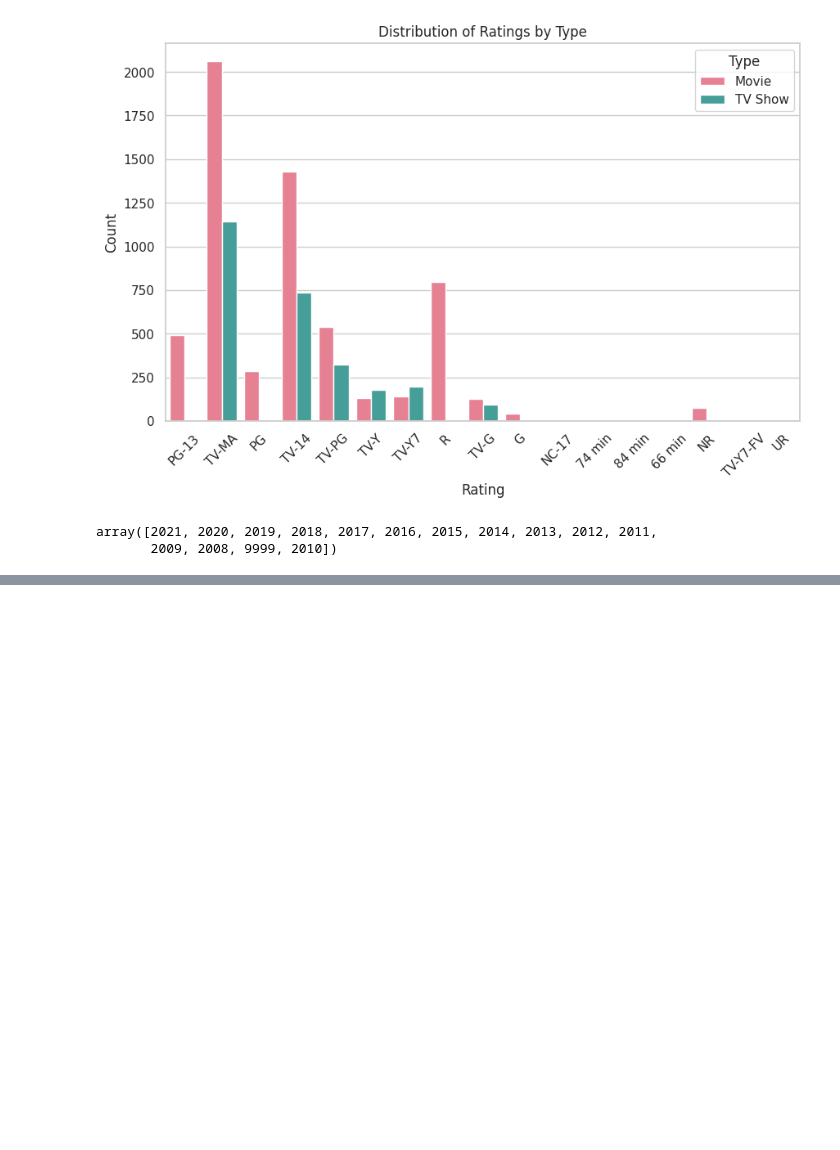
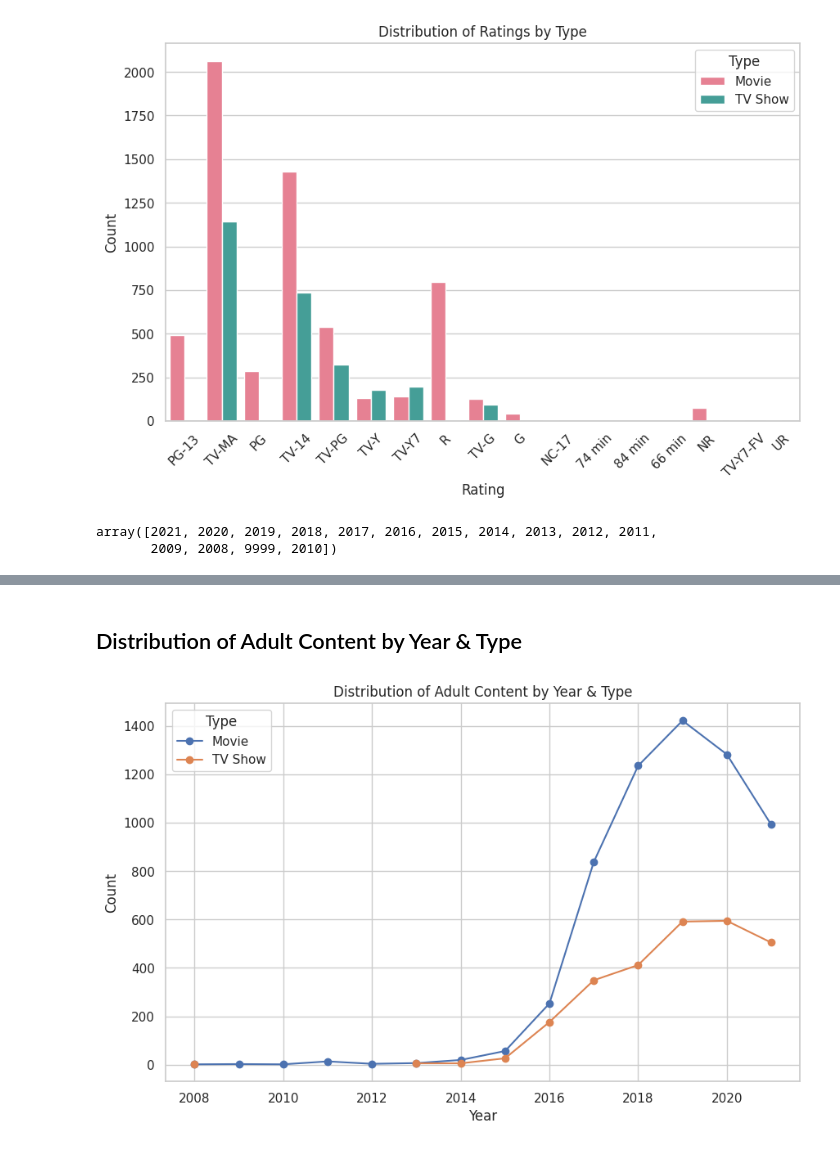
Before and after one commit to nikhilbansal23/NetflixDataAnalysis, a Jupyter notebook: NetflixDataAnalysis.ipynb, the cells around one changed output, grey strips where cells are left out. Cells and saved outputs as stored; diff of their text form; code cells hidden in the pictures; blank space fills up the shorter version.

```diff
--- a/NetflixDataAnalysis.ipynb
+++ b/NetflixDataAnalysis.ipynb
@@ -180,0 +189,22 @@ content_growth_rate
+# %% [markdown]
+## Distribution of Adult Content by Year & Type
+# %%
+adult_content = df[df['rating'] == 'TV-MA']
+
+adult_content = df[df['year_added'] != 9999]
+
+# Group by 'year' and 'type' and count occurrences
+distribution = adult_content.groupby(['year_added', 'type']).size().unstack()
+
+# Plot the distribution of adult content by year for movies and TV shows
+plt.figure(figsize=(10, 6))
+for column in distribution.columns:
+    plt.plot(distribution.index, distribution[column], marker='o', label=column)
+plt.title('Distribution of Adult Content by Year & Type')
+plt.xlabel('Year')
+plt.ylabel('Count')
+plt.legend(title='Type')
+plt.grid(True)
+plt.show()
+# %% [output]
+[figure, added]
```
Also changed, not shown: parts of 13 cells of this notebook.
